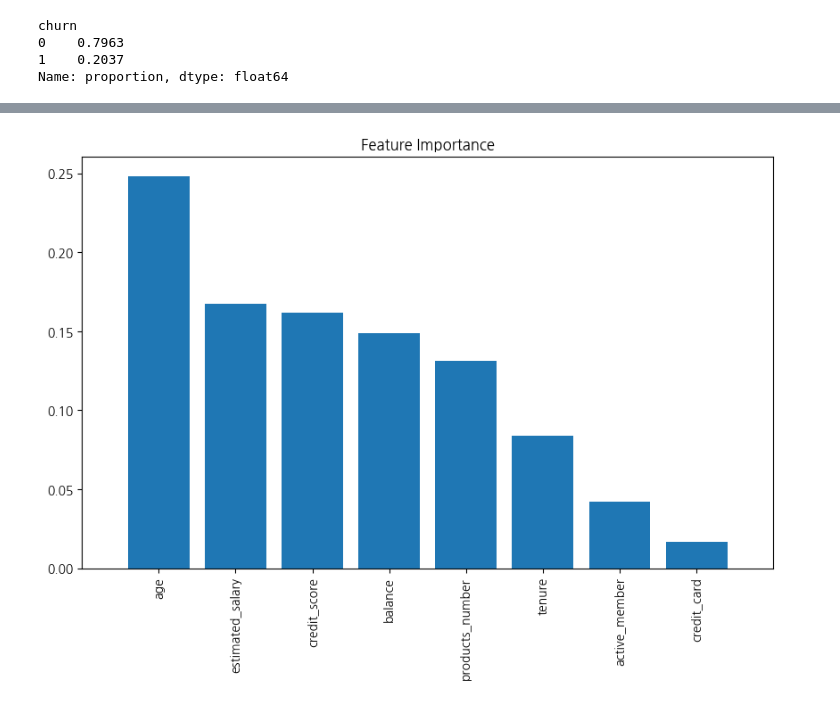
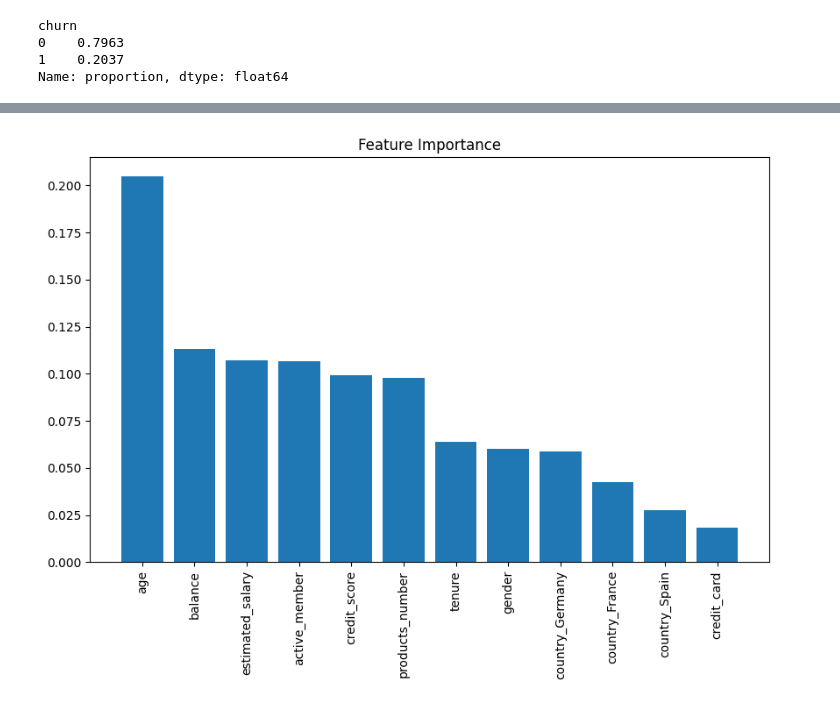
Before and after one commit to SKNETWORKS-FAMILY-AICAMP/SKN10-2nd-1Team, a Jupyter notebook: EDA2.ipynb, the cells around one changed output, grey strips where cells are left out. Saved outputs shown, nothing was run; the diff lists cells and outputs as text; code cells hidden in the pictures.

```diff
--- a/EDA2.ipynb
+++ b/EDA2.ipynb
@@ -58,3 +68,5 @@ df.describe()
 # %%
-features = ['credit_score', 'age', 'tenure', 'balance', 'products_number', 'credit_card', 'active_member', 'estimated_salary']
+features = ['credit_score', 'gender', 'age', 'tenure', 'balance',
+    'products_number', 'credit_card', 'active_member', 'estimated_salary',
+    'country_France', 'country_Germany', 'country_Spain']
 target = 'churn'
@@ -73,0 +73,12 @@ plt.show()
+# %%
+from imblearn.over_sampling import SMOTE
+from sklearn.model_selection import train_test_split
+
+X = df[features]
+y = df[target]
+
+X_train, X_test, y_train, y_test = train_test_split(X, y, test_size=0.2, random_state=42)
+
+smote = SMOTE(random_state=42)
+X_res, y_res = smote.fit_resample(X_train, y_train)
+y_res.value_counts(normalize=True)
@@ -74,2 +90,4 @@ plt.show()
 # %%
 from utils import base_model, feature_importance
+
+model = base_model(X_res, y_res)
@@ -76,2 +104,0 @@ from utils import base_model, feature_importance
-# %%
-model = base_model(df[features], df[target])
@@ -89,4 +126,4 @@ weighted avg       0.85      0.86      0.84      2000
 # %%
-feature_importance(model, df[features])
+feature_importance(model, X_res)
 # %% [output]
-[figure, old version]
+[figure, new version]
```
Also changed, not shown: parts of 9 cells of this notebook, 3 other files.
